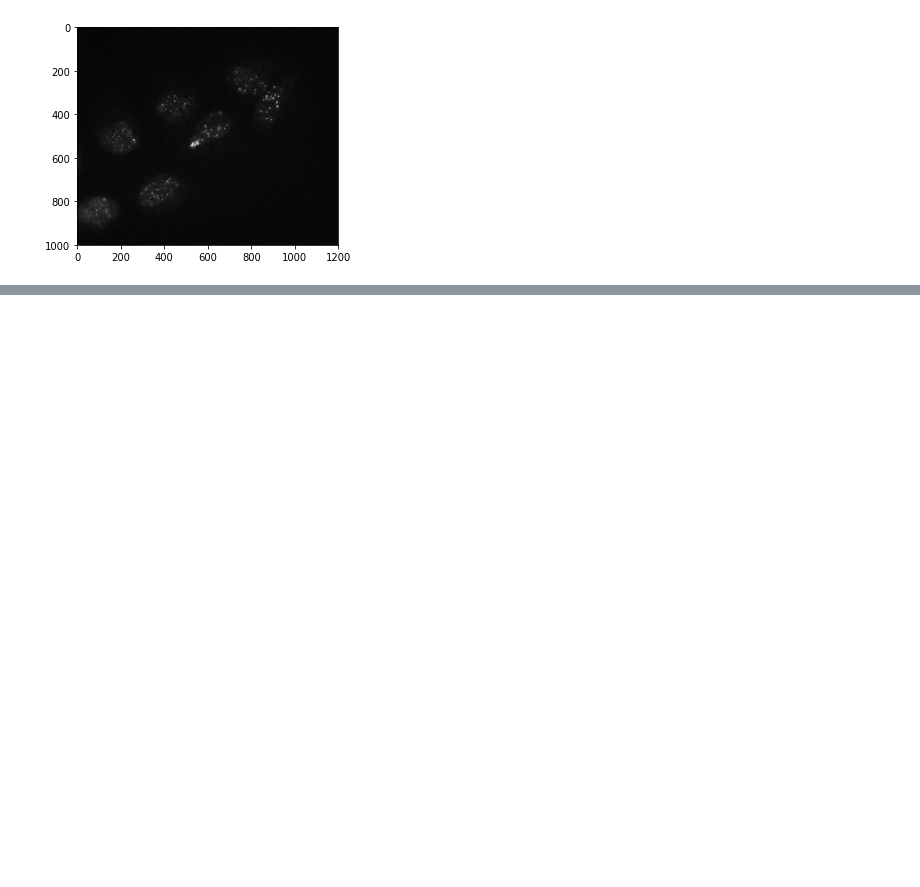
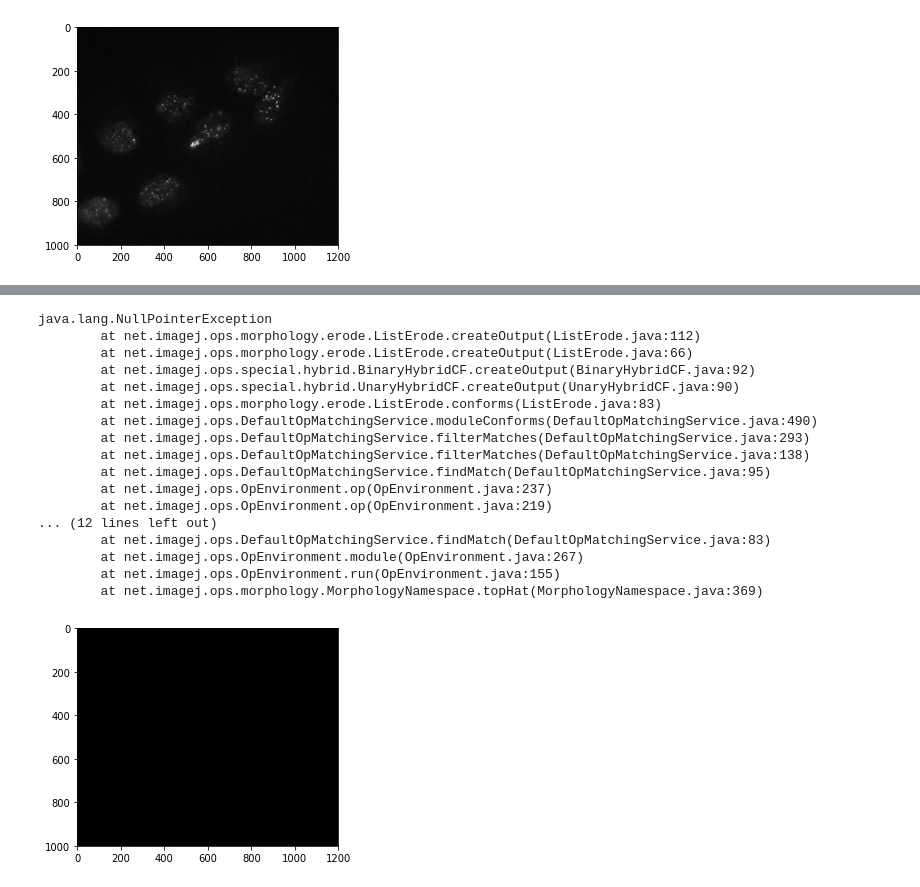
Before and after one commit to CellProfiler/notebooks, a Jupyter notebook: cellprofiler_with_imagej_pyjnius.ipynb, the cells around one changed output, grey strips where cells are left out. Saved outputs shown, nothing was run; the diff lists cells and outputs as text; code cells hidden in the pictures; blank space fills up the shorter version.

```diff
--- a/cellprofiler_with_imagej_pyjnius.ipynb
+++ b/cellprofiler_with_imagej_pyjnius.ipynb
@@ -237,3 +205,45 @@ print(output.getOutputs().get("display"))
+# %%
+# Enhance edges using ImageJ's morphology.topHat op.
+
+ArrayList = jnius.autoclass('java.util.ArrayList')
+HyperSphereShape = jnius.autoclass('net.imglib2.algorithm.neighborhood.HyperSphereShape')
+Views = jnius.autoclass('net.imglib2.view.Views')
+TopHat = jnius.autoclass('net.imglib2.algorithm.morphology.TopHat')
+
+enhanced = np.zeros(img.shape, dtype=img.dtype)
+#ImgView = jnius.autoclass('net.imglib2.img.ImgView')
+#java_img = imglyb.to_imglib(img)
+#img_factory = ij.op().run("create.imgFactory", java_img)
+#img_view = ImgView.wrap(java_img, img_factory)
+java_out = Views.iterable(imglyb.to_imglib(enhanced))
+java_in = imglyb.to_imglib(img)
+shapes = ArrayList()
+shapes.add(HyperSphereShape(5))
+try:
+    #TopHat.topHat(java_in, java_out, HyperSphereShape(5), 1)
+    ij.op().morphology().topHat(java_out, java_in, shapes)
+except jnius.JavaException as exc:
+    print("\n\tat ".join(exc.stacktrace))
+show(enhanced)
+# %% [output]
+java.lang.NullPointerException
+        at net.imagej.ops.morphology.erode.ListErode.createOutput(ListErode.java:112)
+        at net.imagej.ops.morphology.erode.ListErode.createOutput(ListErode.java:66)
+        at net.imagej.ops.special.hybrid.BinaryHybridCF.createOutput(BinaryHybridCF.java:92)
+        at net.imagej.ops.special.hybrid.UnaryHybridCF.createOutput(UnaryHybridCF.java:90)
+        at net.imagej.ops.morphology.erode.ListErode.conforms(ListErode.java:83)
+        at net.imagej.ops.DefaultOpMatchingService.moduleConforms(DefaultOpMatchingService.java:490)
+        at net.imagej.ops.DefaultOpMatchingService.filterMatches(DefaultOpMatchingService.java:293)
+        at net.imagej.ops.DefaultOpMatchingService.filterMatches(DefaultOpMatchingService.java:138)
+        at net.imagej.ops.DefaultOpMatchingService.findMatch(DefaultOpMatchingService.java:95)
+        at net.imagej.ops.OpEnvironment.op(OpEnvironment.java:237)
+        at net.imagej.ops.OpEnvironment.op(OpEnvironment.java:219)
+... (12 lines left out)
+        at net.imagej.ops.DefaultOpMatchingService.findMatch(DefaultOpMatchingService.java:83)
+        at net.imagej.ops.OpEnvironment.module(OpEnvironment.java:267)
+        at net.imagej.ops.OpEnvironment.run(OpEnvironment.java:155)
+        at net.imagej.ops.morphology.MorphologyNamespace.topHat(MorphologyNamespace.java:369)
+[figure, added]
 # %%
 images = {
     'EnhancedGreen': enhanced,
```
Also changed, not shown: parts of 9 cells of this notebook.
